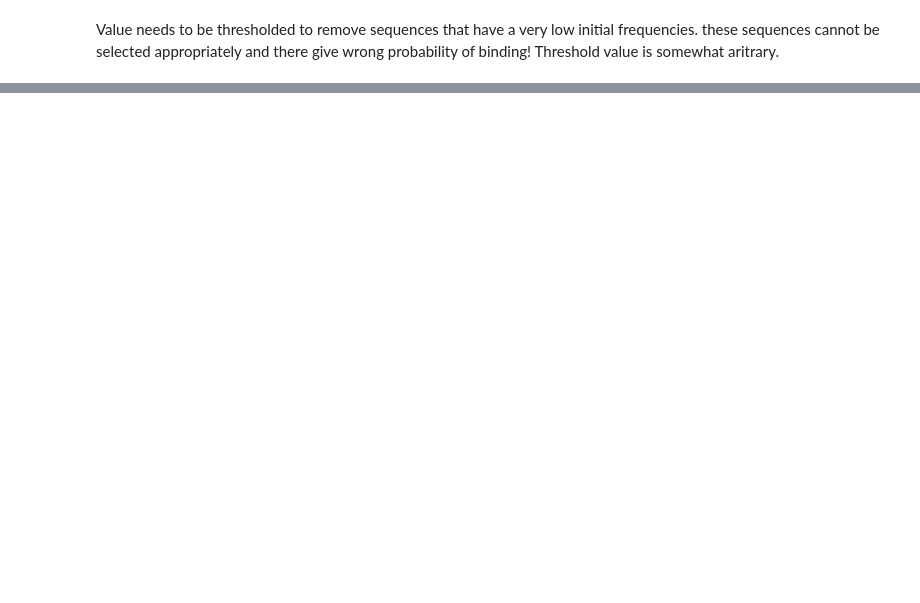
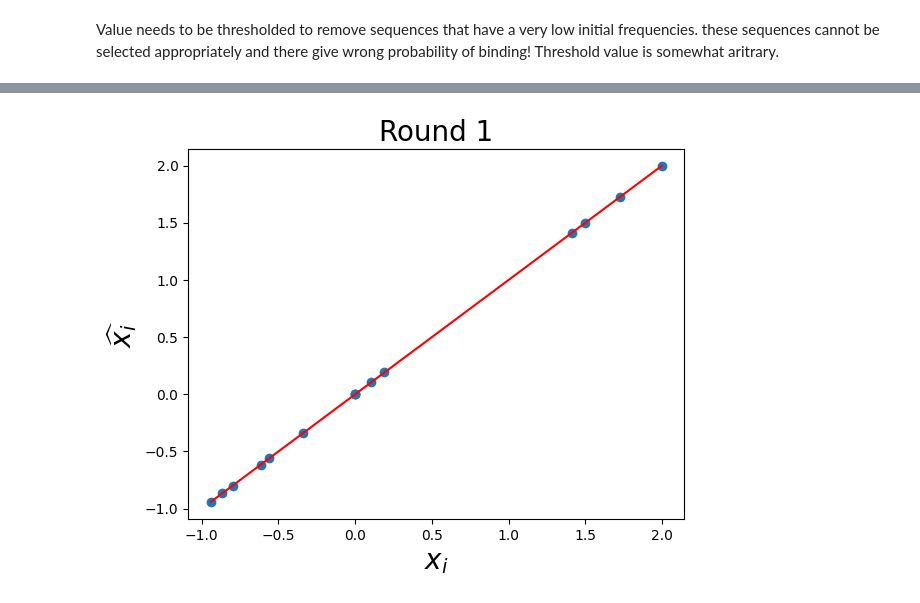
Before and after one commit to JoshuaGensel/dmMIME_correction, a Jupyter notebook: src/new_correction_test.ipynb, the cells around one changed output, grey strips where cells are left out. Drawn from its saved outputs; the diff is of its cells as text; code cells hidden in the pictures; blank space fills up the shorter version.

```diff
--- a/src/new_correction_test.ipynb
+++ b/src/new_correction_test.ipynb
@@ -122,0 +215,6 @@ plt.show()
+# %%
+# subset at indices_r1 and indices_r2
+one_hot_round_1_pruned = one_hot_round_1[indices_r1]
+one_hot_round_2_pruned = one_hot_round_2[indices_r2]
+
+print(one_hot_round_1_pruned.shape, one_hot_round_2_pruned.shape)
@@ -122,0 +223,6 @@ plt.show()
+# %%
+# log transform the K_sequences_round_1 and K_sequences_round_2
+K_sequences_round_1_log = np.log(K_sequences_round_1[indices_r1])
+K_sequences_round_2_log = np.log(K_sequences_round_2[indices_r2])
+
+print(K_sequences_round_1_log.shape, K_sequences_round_2_log.shape)
@@ -122,0 +231,16 @@ plt.show()
+# %%
+# define optimization function: minimize the difference between the predicted and the actual K
+def optimize_K(one_hot_sequences, K_sequences):
+    # define the optimization function
+    def f(x):
+        return np.sum((np.dot(one_hot_sequences, x) - K_sequences)**2)
+
+    # define the initial guess
+    x0 = np.zeros(one_hot_sequences.shape[1])
+
+    # optimize
+    res = sp.optimize.minimize(f, x0)
+    return res
+
+res_round_1 = optimize_K(one_hot_round_1_pruned, K_sequences_round_1_log)
+res_round_2 = optimize_K(one_hot_round_2_pruned, K_sequences_round_2_log)
@@ -122,0 +269,7 @@ plt.show()
+# %%
+# get resulting x values
+x_round_1 = res_round_1.x
+x_round_2 = res_round_2.x
+
+print(x_round_1)
+print(x_round_2)
@@ -122,0 +285,11 @@ plt.show()
+# %%
+# plot x values vs ground truth
+plt.scatter(np.log(ground_truth), x_round_1)
+#add 1-to-1 line
+plt.plot([np.min(np.log(ground_truth)), np.max(np.log(ground_truth))], [np.min(np.log(ground_truth)), np.max(np.log(ground_truth))], color='red')
+plt.xlabel('$x_i$', fontsize=20)
+plt.ylabel('$\widehat{x_i}$', fontsize=20)
+plt.title('Round 1', fontsize=20)
+plt.show()
+# %% [output]
+[figure, added]
```
Also changed, not shown: parts of 22 cells of this notebook, 1 other file.
